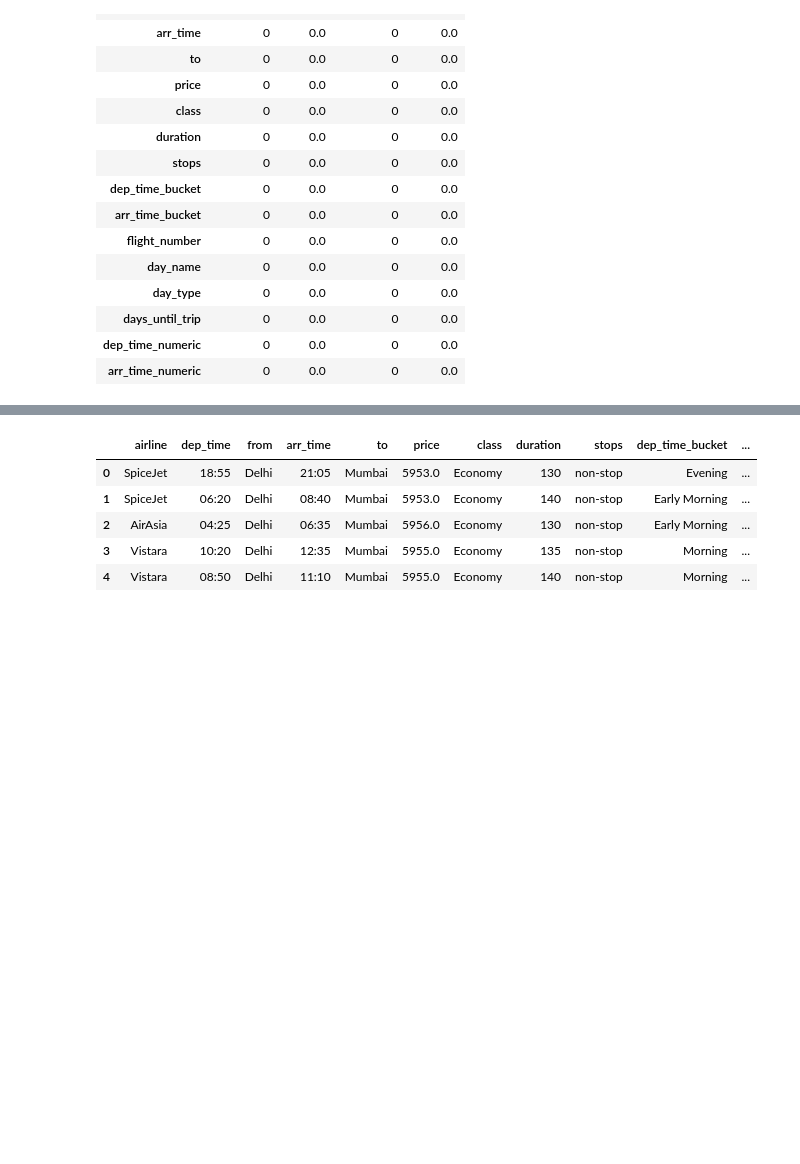
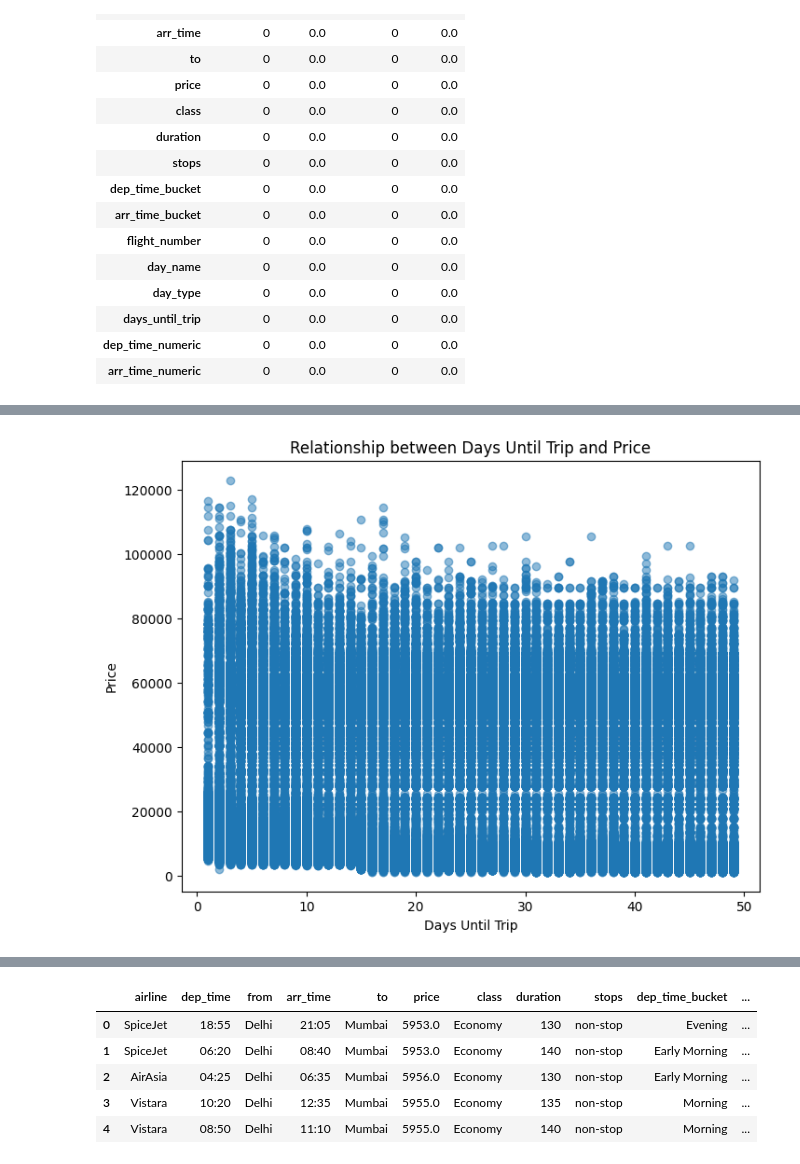
Before and after one commit to drewmacleod/adsp_32021_ML_Ops, a Jupyter notebook: Final Project/EDA_and_Cleaning_Pipeline.ipynb, the cells around one changed output, grey strips where cells are left out. Cells and saved outputs as stored; diff of their text form; code cells hidden in the pictures; blank space fills up the shorter version.

Commit message:
Additional Plots for Deck

```diff
--- a/Final Project/EDA_and_Cleaning_Pipeline.ipynb
+++ b/Final Project/EDA_and_Cleaning_Pipeline.ipynb
@@ -504,3 +504,12 @@ desc_all
 | days_until_trip | 300216.0 | <NA> | <NA> | <NA> | 26.004866 | 13.561092 | 1.0 | 15.0 | 26.0 | 38.0 | 49.0 |
 | dep_time_numeric | 300216.0 | NaN | NaN | NaN | 806.066332 | 323.365356 | 10.0 | 510.0 | 775.0 | 1110.0 | 1435.0 |
 | arr_time_numeric | 300216.0 | NaN | NaN | NaN | 943.8426 | 363.106857 | 5.0 | 635.0 | 1025.0 | 1245.0 | 1439.0 |
+# %%
+plt.figure(figsize=(8,6))
+plt.scatter(df_clean["days_until_trip"], df_clean["price"], alpha=0.5)
+plt.xlabel("Days Until Trip")
+plt.ylabel("Price")
+plt.title("Relationship between Days Until Trip and Price")
+plt.show()
+# %% [output]
+[figure, added]
```
Also changed, not shown: parts of 10 cells of this notebook, 16 other files.
